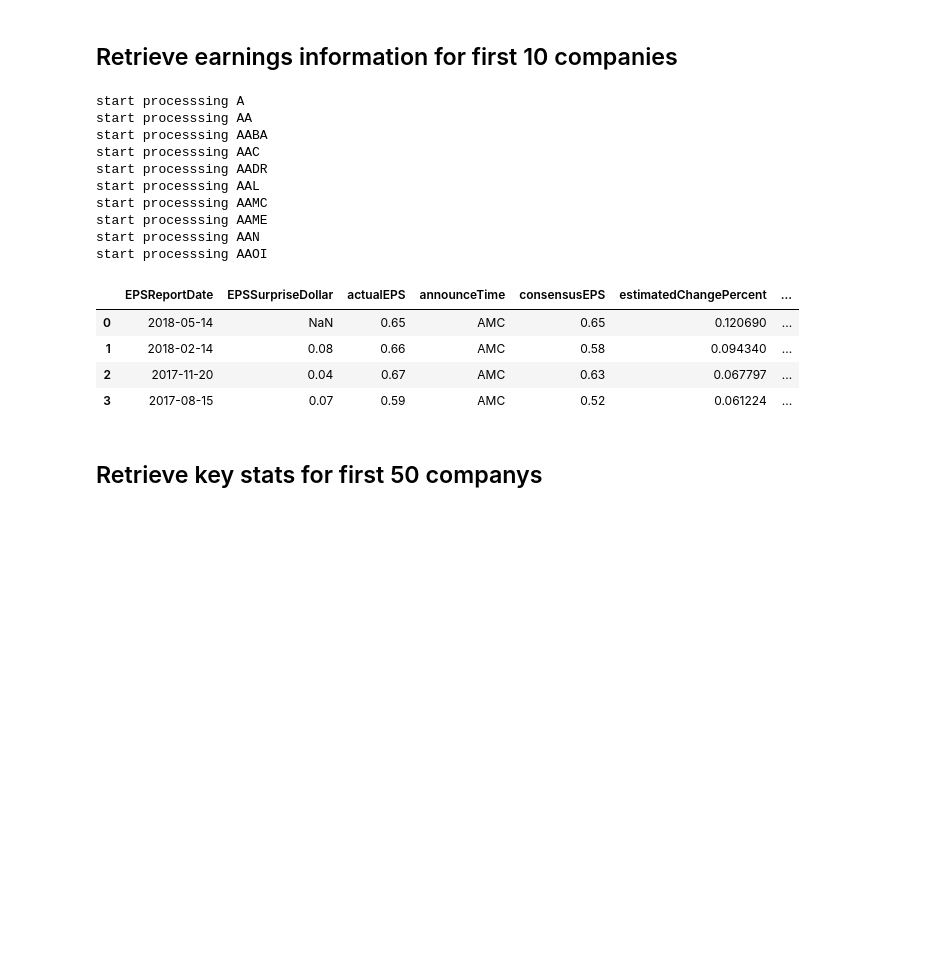
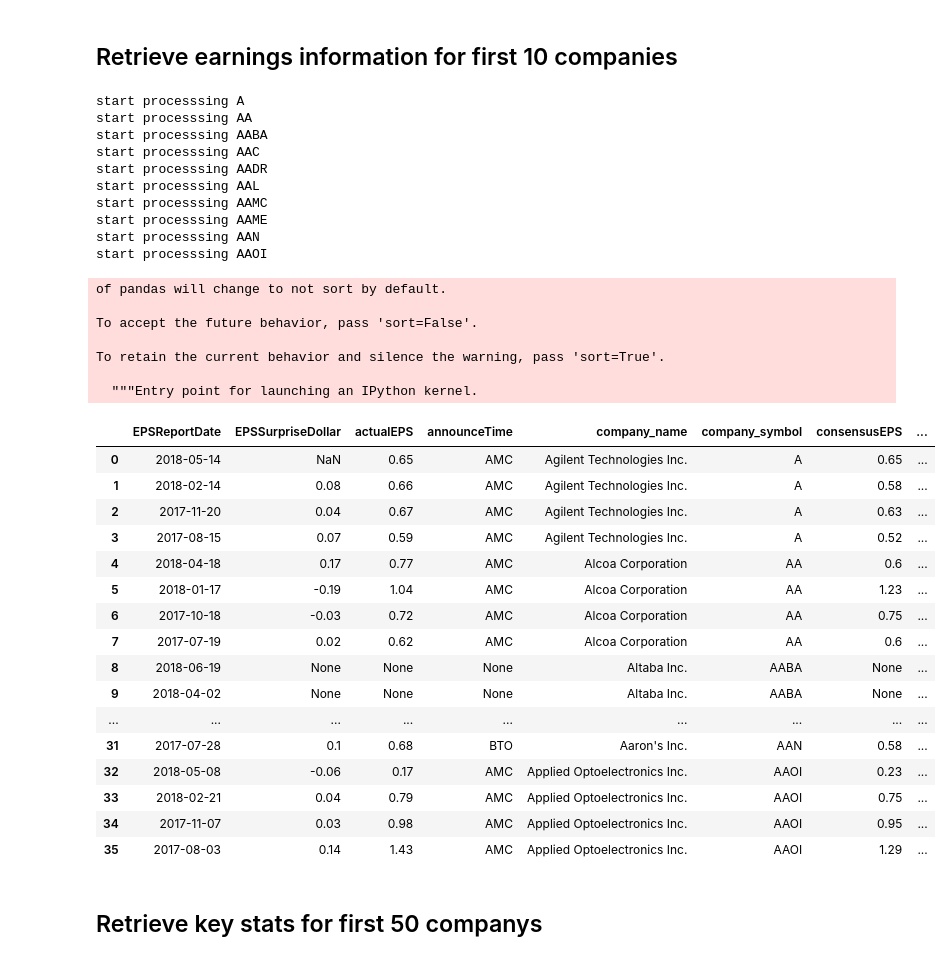
Before and after one commit to danielc92/python_nb_data_pulling, a Jupyter notebook: notebook_api_stocks.ipynb, the cells around one changed output. Saved outputs shown, nothing was run; the diff lists cells and outputs as text; code cells hidden in the pictures; blank space fills up the shorter version.

Commit message:
Added code to merge company details into one table

```diff
--- a/notebook_api_stocks.ipynb
+++ b/notebook_api_stocks.ipynb
@@ -113,8 +128,6 @@ for symbol_tuple in symbols_list[:10]:
         data["company_name"] = symbol_tuple[1]
         data["company_symbol"] = symbol_tuple[0]
         earnings_data_list.append(data)
-
-earnings_data_list[0]
 # %% [output]
 start processsing A
 start processsing AA
@@ -126,11 +139,35 @@ start processsing AAMC
 start processsing AAME
 start processsing AAN
 start processsing AAOI
-|  | EPSReportDate | EPSSurpriseDollar | actualEPS | announceTime | consensusEPS | estimatedChangePercent | ... |
-| 0 | 2018-05-14 | NaN | 0.65 | AMC | 0.65 | 0.120690 | ... |
-| 1 | 2018-02-14 | 0.08 | 0.66 | AMC | 0.58 | 0.094340 | ... |
-| 2 | 2017-11-20 | 0.04 | 0.67 | AMC | 0.63 | 0.067797 | ... |
-| 3 | 2017-08-15 | 0.07 | 0.59 | AMC | 0.52 | 0.061224 | ... |
+# %%
+earnings_data_merged = pandas.concat(earnings_data_list , axis = 0)
+earnings_data_merged.reset_index(drop = True, inplace = True)
+earnings_data_merged
+# %% [output]
+of pandas will change to not sort by default.
+
+To accept the future behavior, pass 'sort=False'.
+
+To retain the current behavior and silence the warning, pass 'sort=True'.
+
+  """Entry point for launching an IPython kernel.
+|  | EPSReportDate | EPSSurpriseDollar | actualEPS | announceTime | company_name | company_symbol | consensusEPS | ... |
+| 0 | 2018-05-14 | NaN | 0.65 | AMC | Agilent Technologies Inc. | A | 0.65 | ... |
+| 1 | 2018-02-14 | 0.08 | 0.66 | AMC | Agilent Technologies Inc. | A | 0.58 | ... |
+| 2 | 2017-11-20 | 0.04 | 0.67 | AMC | Agilent Technologies Inc. | A | 0.63 | ... |
+| 3 | 2017-08-15 | 0.07 | 0.59 | AMC | Agilent Technologies Inc. | A | 0.52 | ... |
+| 4 | 2018-04-18 | 0.17 | 0.77 | AMC | Alcoa Corporation | AA | 0.6 | ... |
+| 5 | 2018-01-17 | -0.19 | 1.04 | AMC | Alcoa Corporation | AA | 1.23 | ... |
+| 6 | 2017-10-18 | -0.03 | 0.72 | AMC | Alcoa Corporation | AA | 0.75 | ... |
+| 7 | 2017-07-19 | 0.02 | 0.62 | AMC | Alcoa Corporation | AA | 0.6 | ... |
+| 8 | 2018-06-19 | None | None | None | Altaba Inc. | AABA | None | ... |
+| 9 | 2018-04-02 | None | None | None | Altaba Inc. | AABA | None | ... |
+| ... | ... | ... | ... | ... | ... | ... | ... | ... |
+| 31 | 2017-07-28 | 0.1 | 0.68 | BTO | Aaron's Inc. | AAN | 0.58 | ... |
+| 32 | 2018-05-08 | -0.06 | 0.17 | AMC | Applied Optoelectronics Inc. | AAOI | 0.23 | ... |
+| 33 | 2018-02-21 | 0.04 | 0.79 | AMC | Applied Optoelectronics Inc. | AAOI | 0.75 | ... |
+| 34 | 2017-11-07 | 0.03 | 0.98 | AMC | Applied Optoelectronics Inc. | AAOI | 0.95 | ... |
+| 35 | 2017-08-03 | 0.14 | 1.43 | AMC | Applied Optoelectronics Inc. | AAOI | 1.29 | ... |
 # %% [markdown]
 ## Retrieve key stats for first 50 companys
 # %%
```
Also changed, not shown: parts of 2 cells of this notebook.
